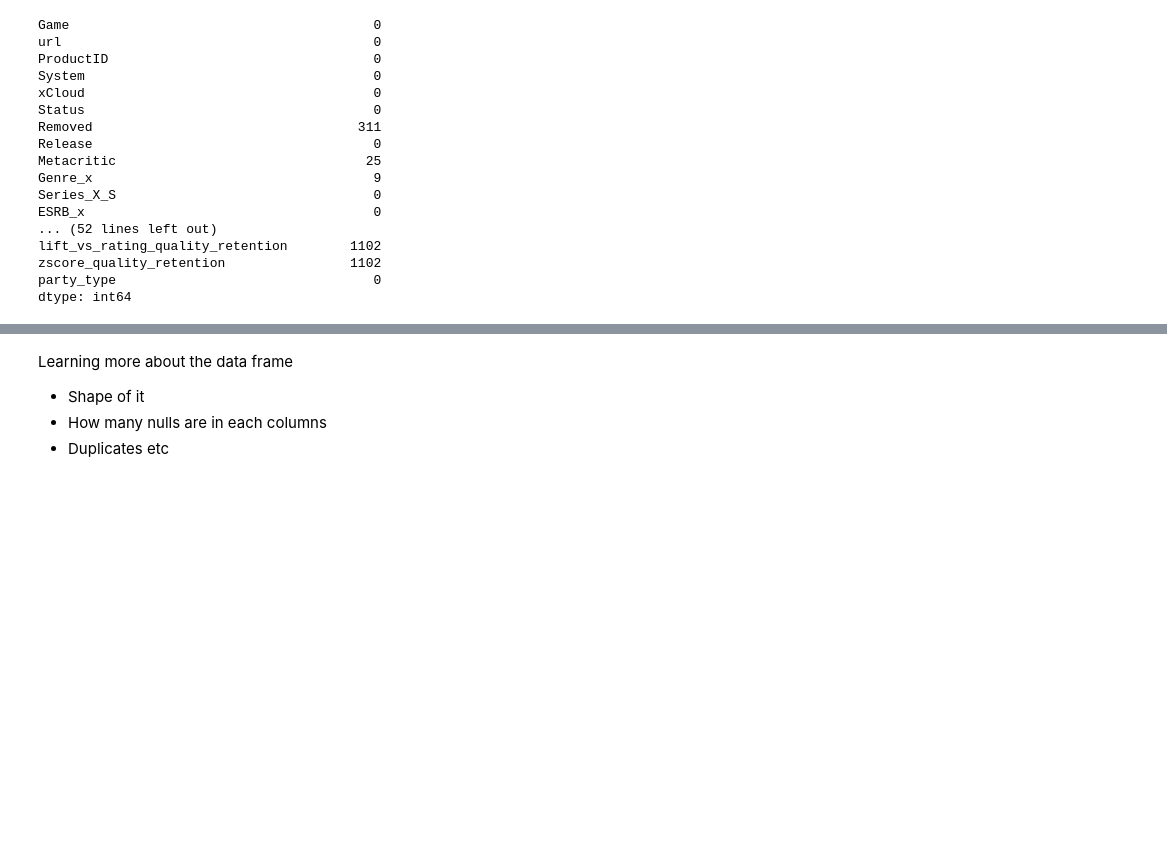
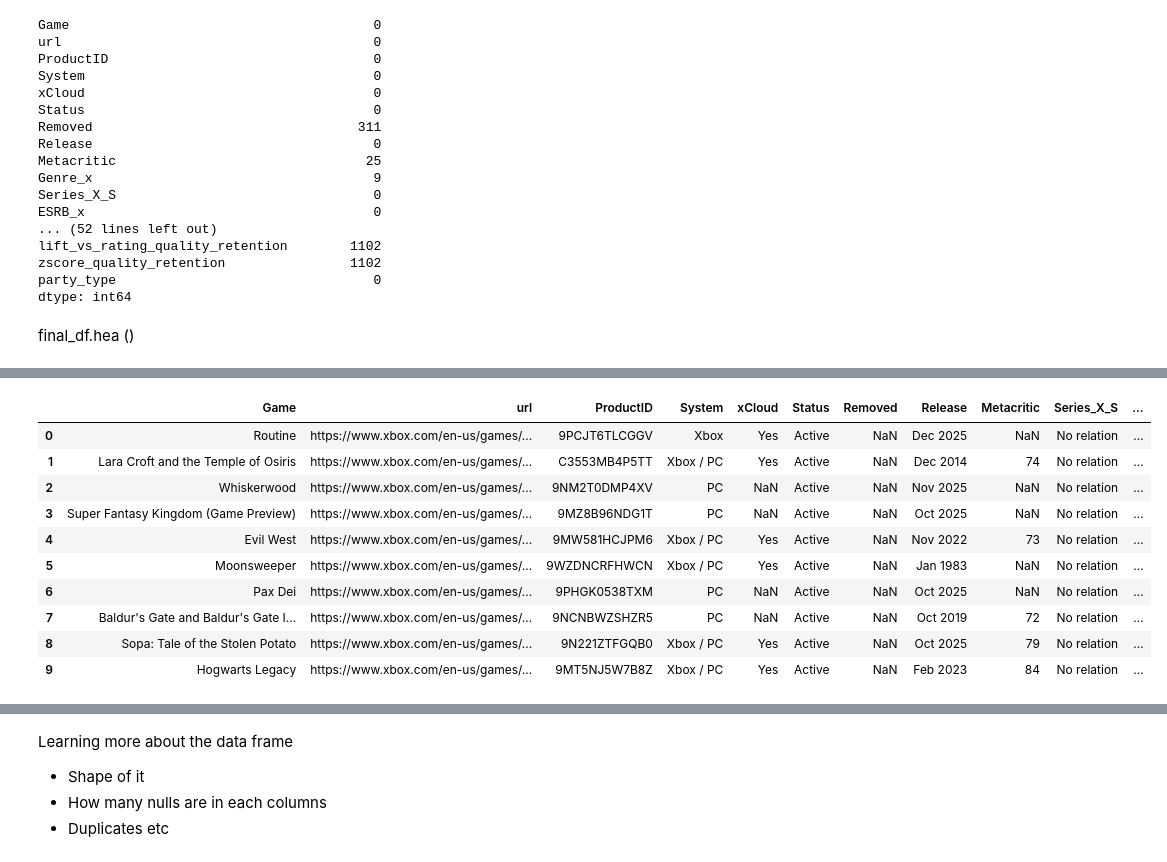
Before and after one commit to Doggo21345/Xbox-ELT-pipeline, a Jupyter notebook: ML/Notebooks/EDA.ipynb, the cells around one changed output, grey strips where cells are left out. Saved outputs shown, nothing was run; the diff lists cells and outputs as text; code cells hidden in the pictures; blank space fills up the shorter version.

Commit message:
epxloring the data

```diff
--- a/ML/Notebooks/EDA.ipynb
+++ b/ML/Notebooks/EDA.ipynb
@@ -50,6 +51,9 @@ final_df.head(10)
 | 7 | Baldur's Gate and Baldur's Gate I... | https://www.xbox.com/en-us/games/... | 9NCNBWZSHZR5 | PC | None | Active | None | Oct 2019 | 72 | RPG | ... |
 | 8 | Sopa: Tale of the Stolen Potato | https://www.xbox.com/en-us/games/... | 9N221ZTFGQB0 | Xbox / PC | Yes | Active | None | Oct 2025 | 79 | Action-Adventure | ... |
 | 9 | Hogwarts Legacy | https://www.xbox.com/en-us/games/... | 9MT5NJ5W7B8Z | Xbox / PC | Yes | Active | None | Feb 2023 | 84 | Action-Adventure | ... |
+# %%
+final_df.to_csv('db_data.csv',index = False)
+final_df_csv = pd.read_csv("db_data.csv")
 # %%
 print(final_df.isna().sum())
 # %% [output]
@@ -70,4 +74,6 @@ lift_vs_rating_quality_retention        1102
 zscore_quality_retention                1102
 party_type                                 0
 dtype: int64
+# %% [markdown]
+final_df.hea ()
 # %%
@@ -94,3 +103,19 @@ missing_meta
 | 70 | Sky Jinks | https://www.xbox.com/en-us/games/... | BNQMNDKFH3Z6 | Xbox / PC | Yes | Active | None | Nov 1982 | None | No relation | ... |
 | 72 | Towerborne (Game Preview) | https://www.xbox.com/en-us/games/... | 9P7TLX79S7N7 | Xbox / PC | Yes | Active | None | Apr 2025 | None | Exclusive | ... |
 | 355 | Dyson Sphere Program (Game Preview) | https://www.xbox.com/en-us/games/... | 9MTX4JNKL3FS | PC | None | Removed | Oct 2024 | Jan 2021 | None | No relation | ... |
+# %%
+final_df_csv['ESRB_Content_Descriptors'] = final_df_csv['ESRB_Content_Descriptors'].astype(str)
+# %%
+final_df_csv.head(10)
+# %% [output]
+|  | Game | url | ProductID | System | xCloud | Status | Removed | Release | Metacritic | Series_X_S | ... |
+| 0 | Routine | https://www.xbox.com/en-us/games/... | 9PCJT6TLCGGV | Xbox | Yes | Active | NaN | Dec 2025 | NaN | No relation | ... |
+| 1 | Lara Croft and the Temple of Osiris | https://www.xbox.com/en-us/games/... | C3553MB4P5TT | Xbox / PC | Yes | Active | NaN | Dec 2014 | 74 | No relation | ... |
+| 2 | Whiskerwood | https://www.xbox.com/en-us/games/... | 9NM2T0DMP4XV | PC | NaN | Active | NaN | Nov 2025 | NaN | No relation | ... |
+| 3 | Super Fantasy Kingdom (Game Preview) | https://www.xbox.com/en-us/games/... | 9MZ8B96NDG1T | PC | NaN | Active | NaN | Oct 2025 | NaN | No relation | ... |
+| 4 | Evil West | https://www.xbox.com/en-us/games/... | 9MW581HCJPM6 | Xbox / PC | Yes | Active | NaN | Nov 2022 | 73 | No relation | ... |
+| 5 | Moonsweeper | https://www.xbox.com/en-us/games/... | 9WZDNCRFHWCN | Xbox / PC | Yes | Active | NaN | Jan 1983 | NaN | No relation | ... |
+| 6 | Pax Dei | https://www.xbox.com/en-us/games/... | 9PHGK0538TXM | PC | NaN | Active | NaN | Oct 2025 | NaN | No relation | ... |
+| 7 | Baldur's Gate and Baldur's Gate I... | https://www.xbox.com/en-us/games/... | 9NCNBWZSHZR5 | PC | NaN | Active | NaN | Oct 2019 | 72 | No relation | ... |
+| 8 | Sopa: Tale of the Stolen Potato | https://www.xbox.com/en-us/games/... | 9N221ZTFGQB0 | Xbox / PC | Yes | Active | NaN | Oct 2025 | 79 | No relation | ... |
+| 9 | Hogwarts Legacy | https://www.xbox.com/en-us/games/... | 9MT5NJ5W7B8Z | Xbox / PC | Yes | Active | NaN | Feb 2023 | 84 | No relation | ... |
```
Also changed, not shown: parts of 6 cells of this notebook, 1 other file.
